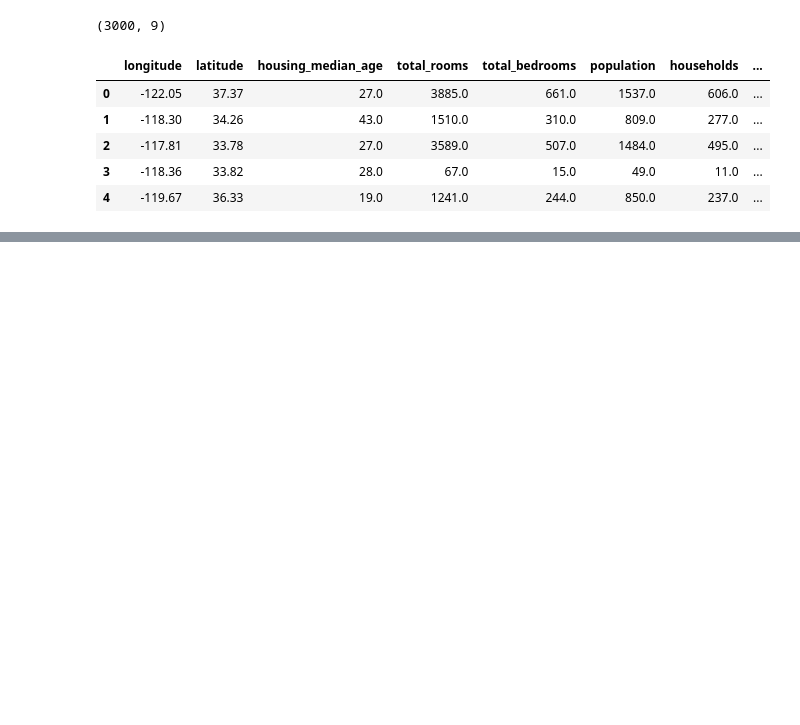
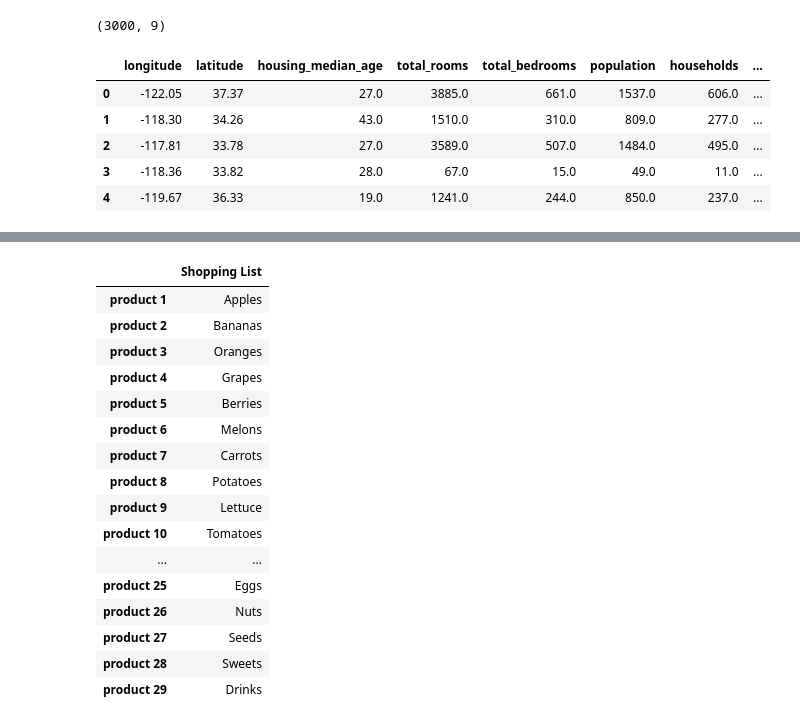
Before and after one commit to andazi/learning-pandas, a Jupyter notebook: learning_pandas.ipynb, the cells around one changed output, grey strips where cells are left out. Saved outputs shown, nothing was run; the diff lists cells and outputs as text; code cells hidden in the pictures; blank space fills up the shorter version.

```diff
--- a/learning_pandas.ipynb
+++ b/learning_pandas.ipynb
@@ -140,0 +170,20 @@ Name: Shopping List, dtype: object
+# %%
+reading_index
+# %% [output]
+|  | Shopping List |
+| product 1 | Apples |
+| product 2 | Bananas |
+| product 3 | Oranges |
+| product 4 | Grapes |
+| product 5 | Berries |
+| product 6 | Melons |
+| product 7 | Carrots |
+| product 8 | Potatoes |
+| product 9 | Lettuce |
+| product 10 | Tomatoes |
+| ... | ... |
+| product 25 | Eggs |
+| product 26 | Nuts |
+| product 27 | Seeds |
+| product 28 | Sweets |
+| product 29 | Drinks |
```
Also changed, not shown: parts of 12 cells of this notebook.
